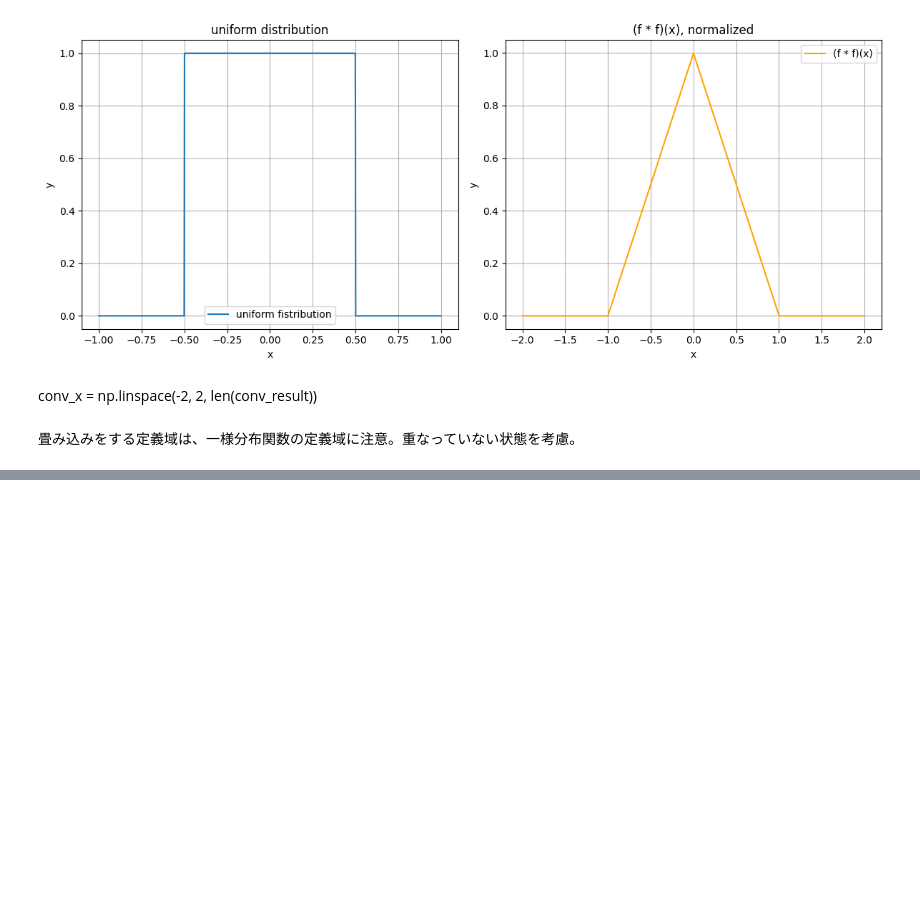
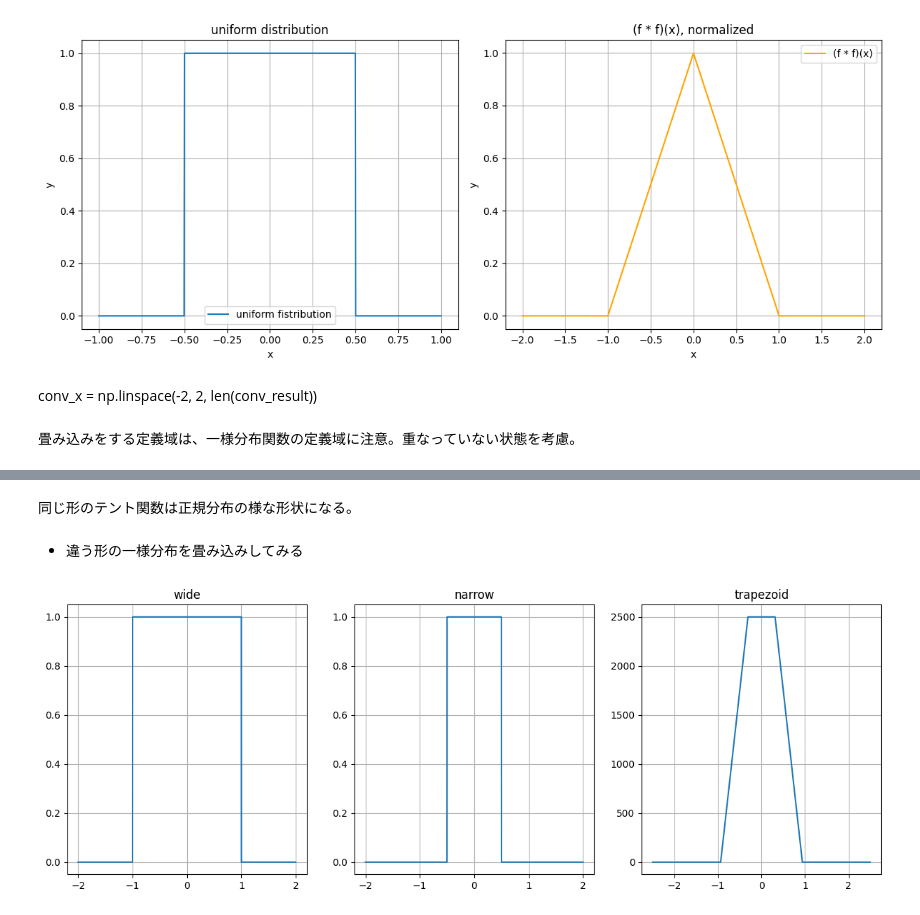
Before and after one commit to jamagiwa/math_visualize, a Jupyter notebook: probability_theory/characteristic_function/convolution.ipynb, the cells around one changed output, grey strips where cells are left out. Saved outputs shown, nothing was run; the diff lists cells and outputs as text; code cells hidden in the pictures; blank space fills up the shorter version.

```diff
--- a/probability_theory/characteristic_function/convolution.ipynb
+++ b/probability_theory/characteristic_function/convolution.ipynb
@@ -147,0 +176,30 @@ conv_x = np.linspace(-2, 2, len(conv_result))
+# %% [markdown]
+同じ形のテント関数は正規分布の様な形状になる。
+# %% [markdown]
+- 違う形の一様分布を畳み込みしてみる
+# %%
+# 幅の異なる一様分布を定義
+x = np.linspace(-2, 2, 10000)
+uniform_wide = np.where(np.abs(x) <= 1, 1, 0)
+uniform_narrow = np.where(np.abs(x) <= 0.5, 1, 0)
+
+#畳み込み
+trapezoid_dist = convolve(uniform_wide, uniform_narrow, mode = "full")
+x_trapezoid = np.linspace(-2.5, 2.5, len(trapezoid_dist))
+
+#グラフ描画
+fig, axes = plt.subplots(1, 3, figsize = (15, 5))
+
+axes[0].plot(x, uniform_wide, label = "wide")
+axes[0].set_title("wide")
+axes[0].grid(True)
+
+axes[1].plot(x, uniform_narrow, label = "narrow")
+axes[1].set_title("narrow")
+axes[1].grid(True)
+
+axes[2].plot(x_trapezoid, trapezoid_dist, label = "trapezoid")
+axes[2].set_title("trapezoid")
+axes[2].grid(True)
+# %% [output]
+[figure, added]
```
Also changed, not shown: parts of 4 cells of this notebook.
